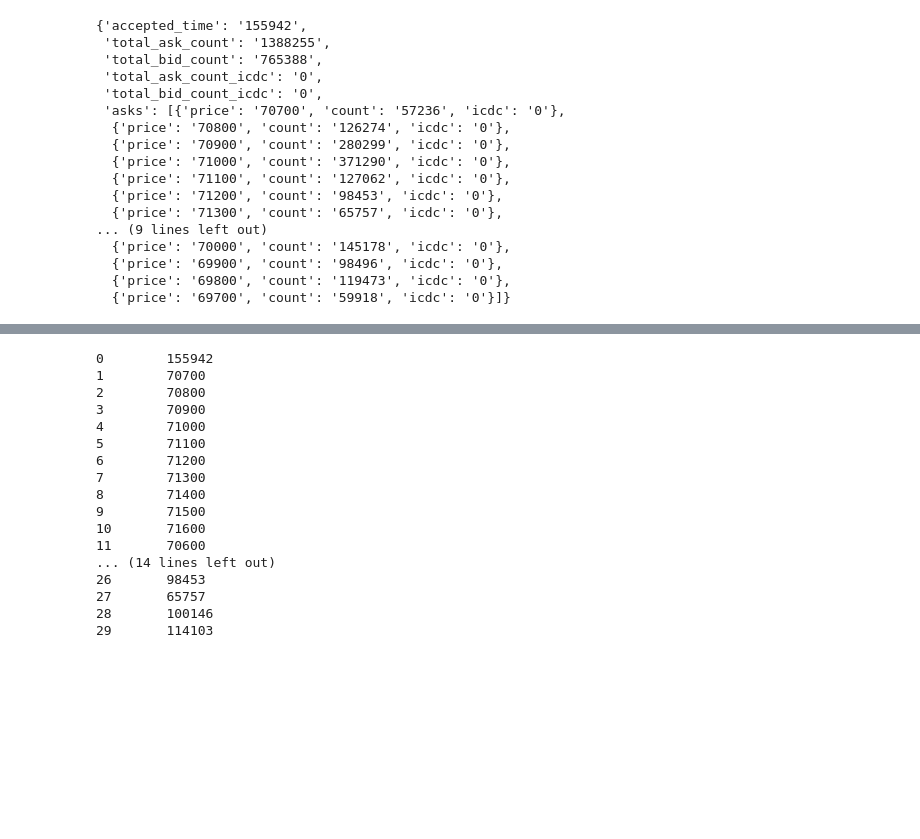
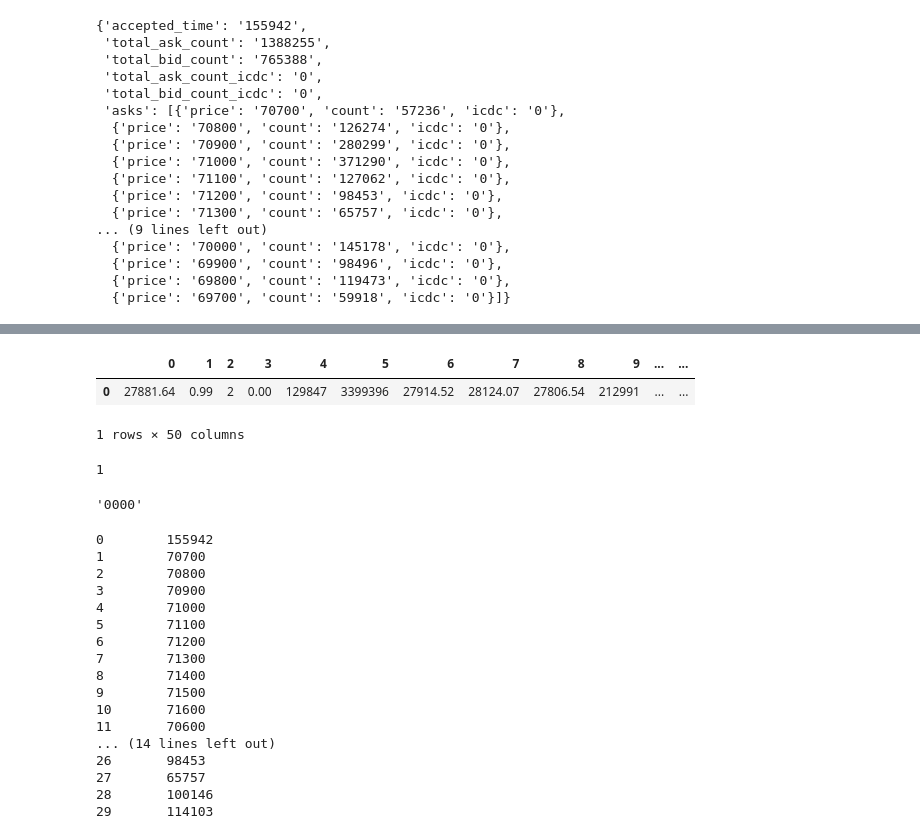
Before and after one commit to softyoungha/pyefriend, a Jupyter notebook: pyefriend_example.ipynb, the cells around one changed output, grey strips where cells are left out. Cells and saved outputs as stored; diff of their text form; code cells hidden in the pictures; blank space fills up the shorter version.

```diff
--- a/pyefriend_example.ipynb
+++ b/pyefriend_example.ipynb
@@ -281,4 +287,48 @@ len(data)
 40
+# %%
+# 상승 하락 종목 수
+(
+    api
+    .set_data(0, 'U')
+    .set_data(1, '0013')
+    .request_data('PUP02120000')
+)
+
+columns = [dict(index=i, key=f'{i}') for i in range(50)]
+
+# columns = [
+#             dict(index=0, key='product_code', not_null=True),
+#             dict(index=1, key='product_status', not_null=True),
+#             dict(index=2, key='product_name'),
+# #             dict(index=3, key='current', type=int),
+# #             dict(index=4, key='compared_yesterday_amount', type=int),
+# #             dict(index=5, key='compared_yesterday_sign', type=str),
+# #             dict(index=7, key='total_volume', type=int),
+# #             dict(index=8, key='total_amount', type=int),
+# #             dict(index=13, key='continuous_maximum_days', type=int),
+# #             dict(index=14, key='continuous_minimum_days', type=int),
+# #             dict(index=15, key='continuous_increase_days', type=int),
+# #             dict(index=16, key='continuous_decrease_days', type=int),
+# #             dict(index=17, key='continuous_nochange_days', type=int),
+#     dict(index=18, key='업종 한글명', type=int),
+#     dict(index=19, key='테마한글', type=int),
+#     dict(index=20, key='테마한글2', type=int),
+#     dict(index=21, key='테마코드', type=int),
+#     dict(index=22, key='테마코드2', type=int),
+#     dict(index=23, key='6', type=int),
+#         ]
+data = api.get_data(multiple=True, columns=columns)
+display(pd.DataFrame(data))
+len(data)
+# %% [output]
+|  | 0 | 1 | 2 | 3 | 4 | 5 | 6 | 7 | 8 | 9 | ... | ... |
+| 0 | 27881.64 | 0.99 | 2 | 0.00 | 129847 | 3399396 | 27914.52 | 28124.07 | 27806.54 | 212991 | ... | ... |
+1 rows × 50 columns
+1
+# %%
+api.controller.GetSingleDataStockMaster('005930', 5)
+# %% [output]
+'0000'
 # %%
 (
     api
```
Also changed, not shown: parts of 1 cell of this notebook, 6 other files.
